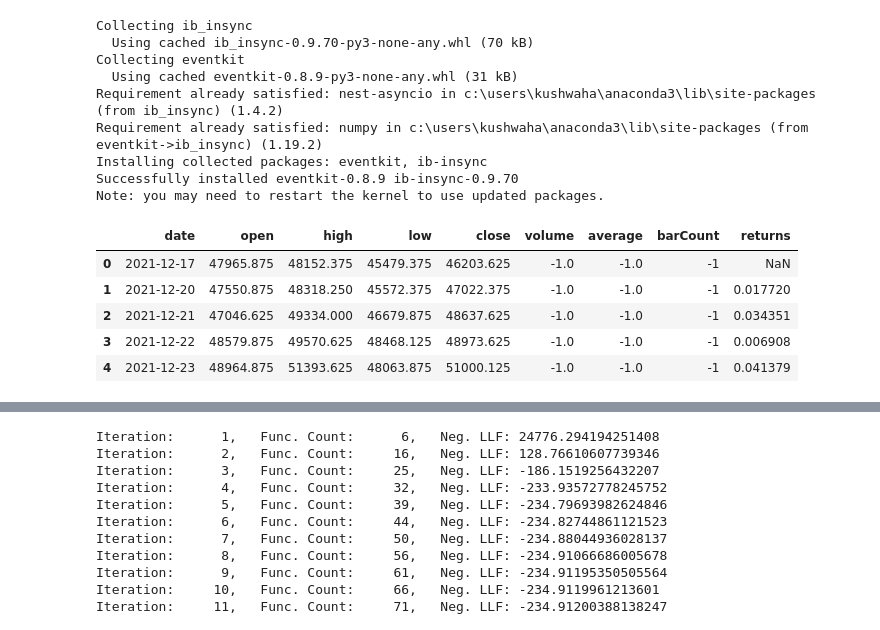
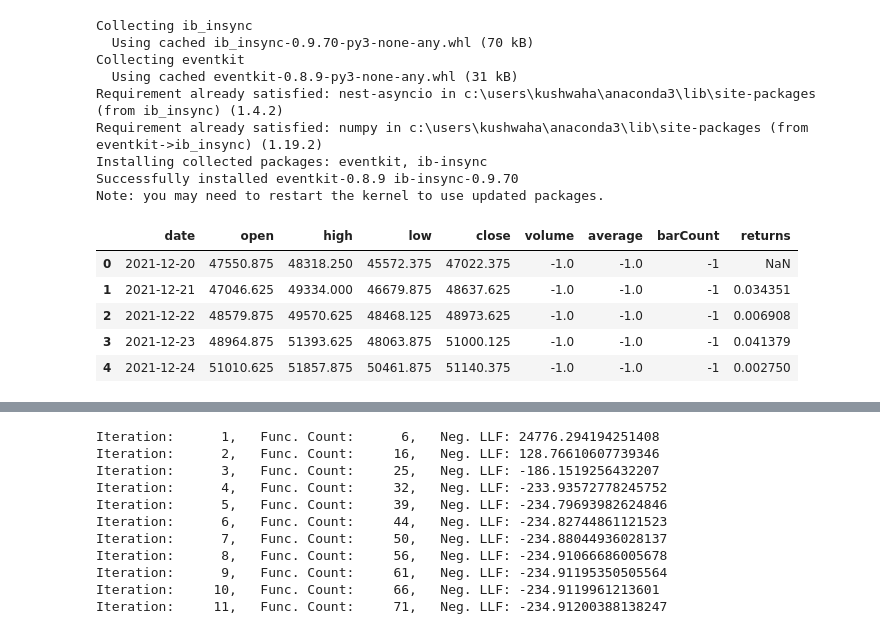
Before and after one commit to SonnyK33/btcalgo, a Jupyter notebook: btc_test.ipynb, the cells around one changed output, grey strips where cells are left out. Saved outputs shown, nothing was run; the diff lists cells and outputs as text; code cells hidden in the pictures.

```diff
--- a/btc_test.ipynb
+++ b/btc_test.ipynb
@@ -30,32 +30,32 @@ import numpy as np
 # %%
 from ib_insync import *
 util.startLoop()
 
 # import nest_asyncio
 # nest_asyncio.apply()
 
 
 ib = IB()
 # ib.disconnect()
-ib.connect('127.0.0.1', 7497, clientId=1)
+ib.connect('127.0.0.1', 7497, clientId=3)
 
 
 contract = Crypto('BTC', exchange='PAXOS', currency='USD')
 bars = ib.reqHistoricalData(
     contract, endDateTime='', durationStr='180 D',
     barSizeSetting='1 day', whatToShow='MIDPOINT', useRTH=True)
 
 # convert to pandas dataframe:
 df = util.df(bars)
 df['returns'] = df['close'].pct_change()
 df.head()
 # %% [output]
 |  | date | open | high | low | close | volume | average | barCount | returns |
-| 0 | 2021-12-17 | 47965.875 | 48152.375 | 45479.375 | 46203.625 | -1.0 | -1.0 | -1 | NaN |
-| 1 | 2021-12-20 | 47550.875 | 48318.250 | 45572.375 | 47022.375 | -1.0 | -1.0 | -1 | 0.017720 |
-| 2 | 2021-12-21 | 47046.625 | 49334.000 | 46679.875 | 48637.625 | -1.0 | -1.0 | -1 | 0.034351 |
-| 3 | 2021-12-22 | 48579.875 | 49570.625 | 48468.125 | 48973.625 | -1.0 | -1.0 | -1 | 0.006908 |
-| 4 | 2021-12-23 | 48964.875 | 51393.625 | 48063.875 | 51000.125 | -1.0 | -1.0 | -1 | 0.041379 |
+| 0 | 2021-12-20 | 47550.875 | 48318.250 | 45572.375 | 47022.375 | -1.0 | -1.0 | -1 | NaN |
+| 1 | 2021-12-21 | 47046.625 | 49334.000 | 46679.875 | 48637.625 | -1.0 | -1.0 | -1 | 0.034351 |
+| 2 | 2021-12-22 | 48579.875 | 49570.625 | 48468.125 | 48973.625 | -1.0 | -1.0 | -1 | 0.006908 |
+| 3 | 2021-12-23 | 48964.875 | 51393.625 | 48063.875 | 51000.125 | -1.0 | -1.0 | -1 | 0.041379 |
+| 4 | 2021-12-24 | 51010.625 | 51857.875 | 50461.875 | 51140.375 | -1.0 | -1.0 | -1 | 0.002750 |
 # %%
 df['log returns'] = np.log(df['close'] / df['close'].shift(1))
 # %%
```
Also changed, not shown: parts of 16 cells of this notebook.
